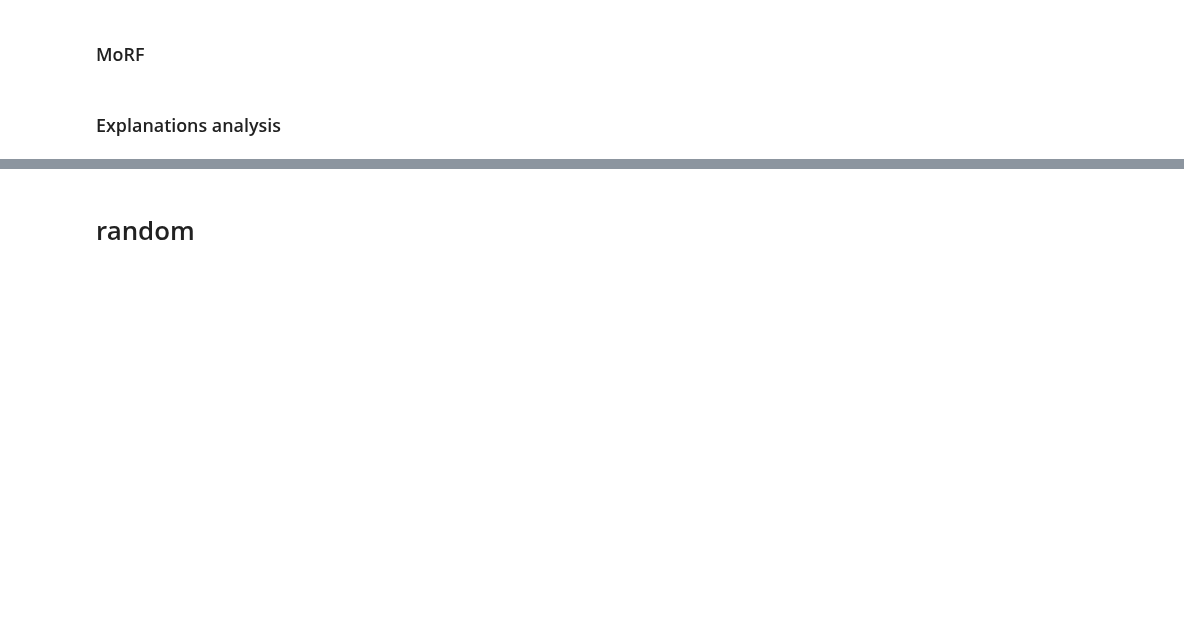
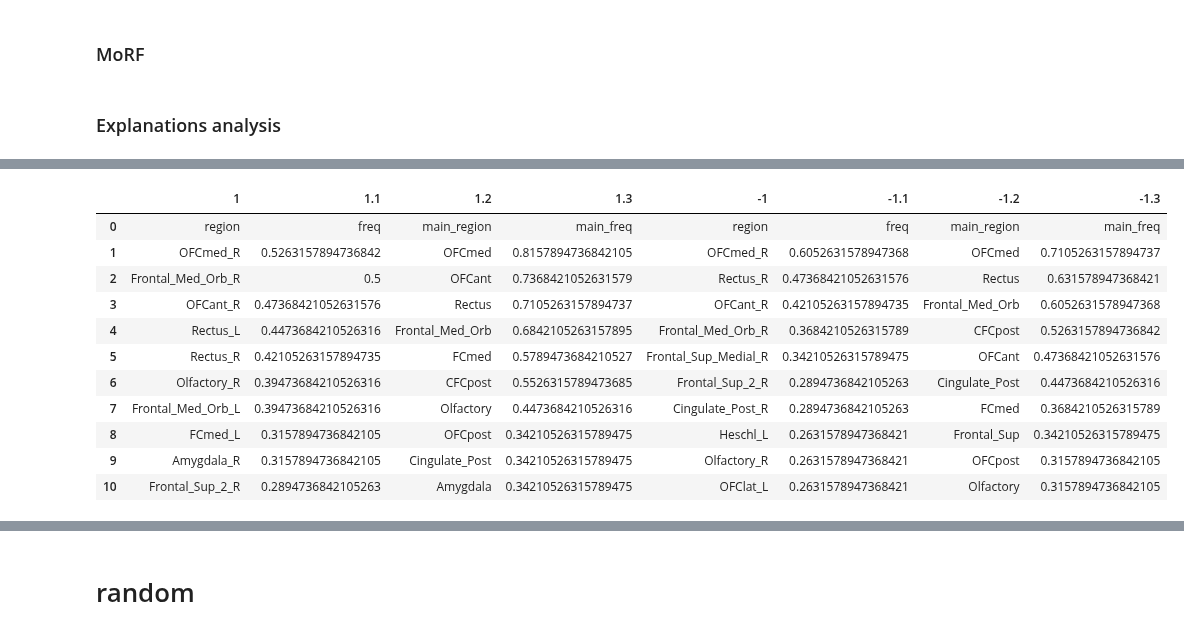
Before and after one commit to cosasha97/interpretability-dl-ndd, a Jupyter notebook: experiments.ipynb, the cells around one changed output, grey strips where cells are left out. Drawn from its saved outputs; the diff is of its cells as text; code cells hidden in the pictures; blank space fills up the shorter version.

```diff
--- a/experiments.ipynb
+++ b/experiments.ipynb
@@ -504,0 +481,15 @@ resized_att_map = zoom(att_map, atlas_map.shape/ np.array(att_map.shape))
+# %%
+pd.read_csv('results/models/model_85/analysis/val/summary_MIR_age.csv')
+# %% [output]
+|  | 1 | 1.1 | 1.2 | 1.3 | -1 | -1.1 | -1.2 | -1.3 |
+| 0 | region | freq | main_region | main_freq | region | freq | main_region | main_freq |
+| 1 | OFCmed_R | 0.5263157894736842 | OFCmed | 0.8157894736842105 | OFCmed_R | 0.6052631578947368 | OFCmed | 0.7105263157894737 |
+| 2 | Frontal_Med_Orb_R | 0.5 | OFCant | 0.7368421052631579 | Rectus_R | 0.47368421052631576 | Rectus | 0.631578947368421 |
+| 3 | OFCant_R | 0.47368421052631576 | Rectus | 0.7105263157894737 | OFCant_R | 0.42105263157894735 | Frontal_Med_Orb | 0.6052631578947368 |
+| 4 | Rectus_L | 0.4473684210526316 | Frontal_Med_Orb | 0.6842105263157895 | Frontal_Med_Orb_R | 0.3684210526315789 | CFCpost | 0.5263157894736842 |
+| 5 | Rectus_R | 0.42105263157894735 | FCmed | 0.5789473684210527 | Frontal_Sup_Medial_R | 0.34210526315789475 | OFCant | 0.47368421052631576 |
+| 6 | Olfactory_R | 0.39473684210526316 | CFCpost | 0.5526315789473685 | Frontal_Sup_2_R | 0.2894736842105263 | Cingulate_Post | 0.4473684210526316 |
+| 7 | Frontal_Med_Orb_L | 0.39473684210526316 | Olfactory | 0.4473684210526316 | Cingulate_Post_R | 0.2894736842105263 | FCmed | 0.3684210526315789 |
+| 8 | FCmed_L | 0.3157894736842105 | OFCpost | 0.34210526315789475 | Heschl_L | 0.2631578947368421 | Frontal_Sup | 0.34210526315789475 |
+| 9 | Amygdala_R | 0.3157894736842105 | Cingulate_Post | 0.34210526315789475 | Olfactory_R | 0.2631578947368421 | OFCpost | 0.3157894736842105 |
+| 10 | Frontal_Sup_2_R | 0.2894736842105263 | Amygdala | 0.34210526315789475 | OFClat_L | 0.2631578947368421 | Olfactory | 0.3157894736842105 |
```
Also changed, not shown: parts of 43 cells of this notebook, 4 other files.
